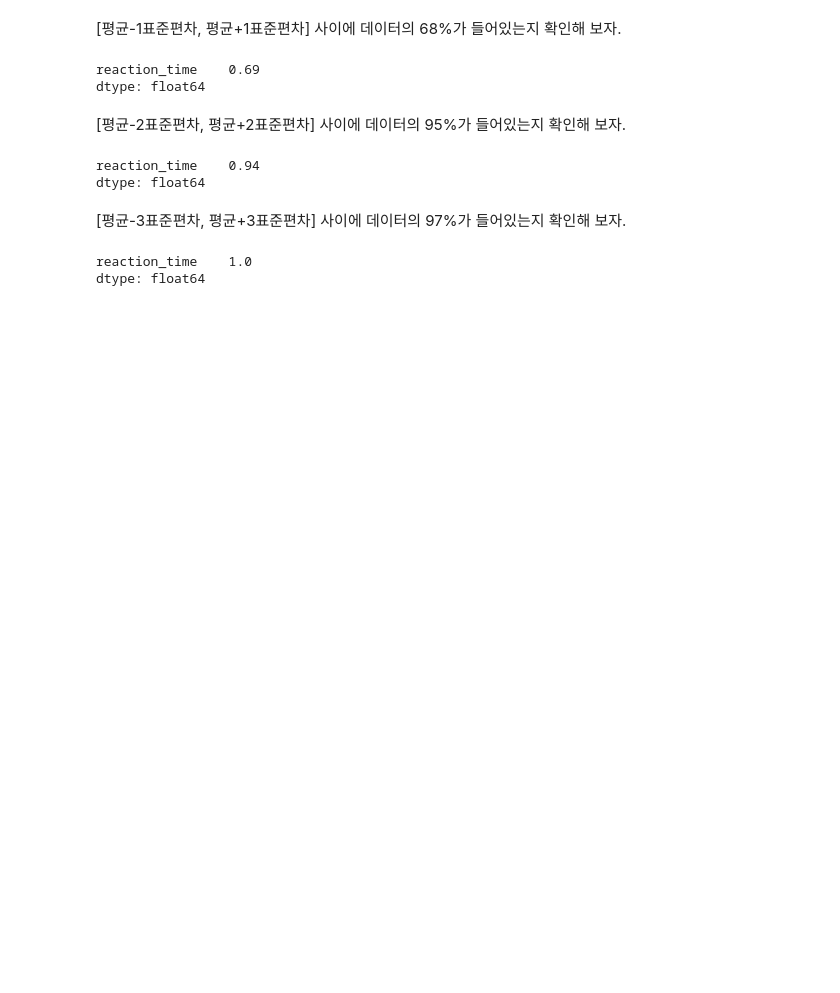
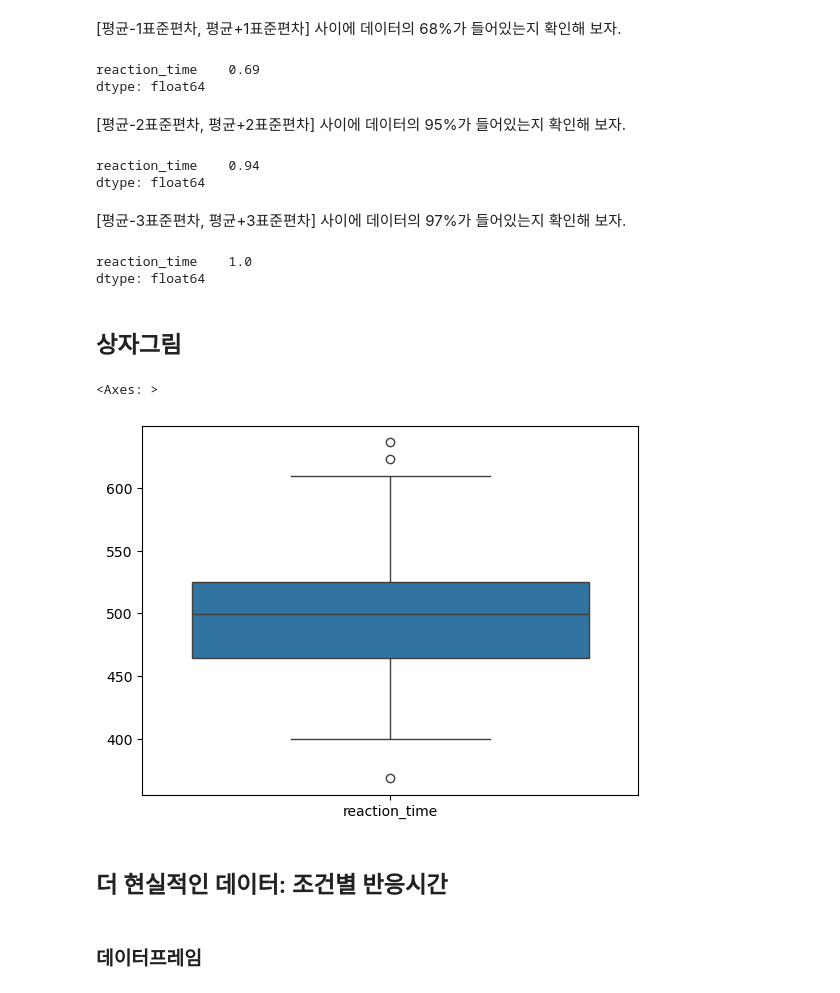
Before and after one commit to suparklingmin/LSK-2025-LingStat, a Jupyter notebook: notebooks/03-descriptive-statistics.ipynb, the cells around one changed output. Cells and saved outputs as stored; diff of their text form; code cells hidden in the pictures; blank space fills up the shorter version.

```diff
--- a/notebooks/03-descriptive-statistics.ipynb
+++ b/notebooks/03-descriptive-statistics.ipynb
@@ -74,3 +73,14 @@ dtype: float64
 # %% [output]
 reaction_time    1.0
 dtype: float64
+# %% [markdown]
+## 상자그림
+# %%
+sns.boxplot(rt)
+# %% [output]
+<Axes: >
+[figure, added]
+# %% [markdown]
+## 더 현실적인 데이터: 조건별 반응시간
+# %% [markdown]
+### 데이터프레임
```
Also changed, not shown: parts of 16 cells of this notebook, 2 other files.
